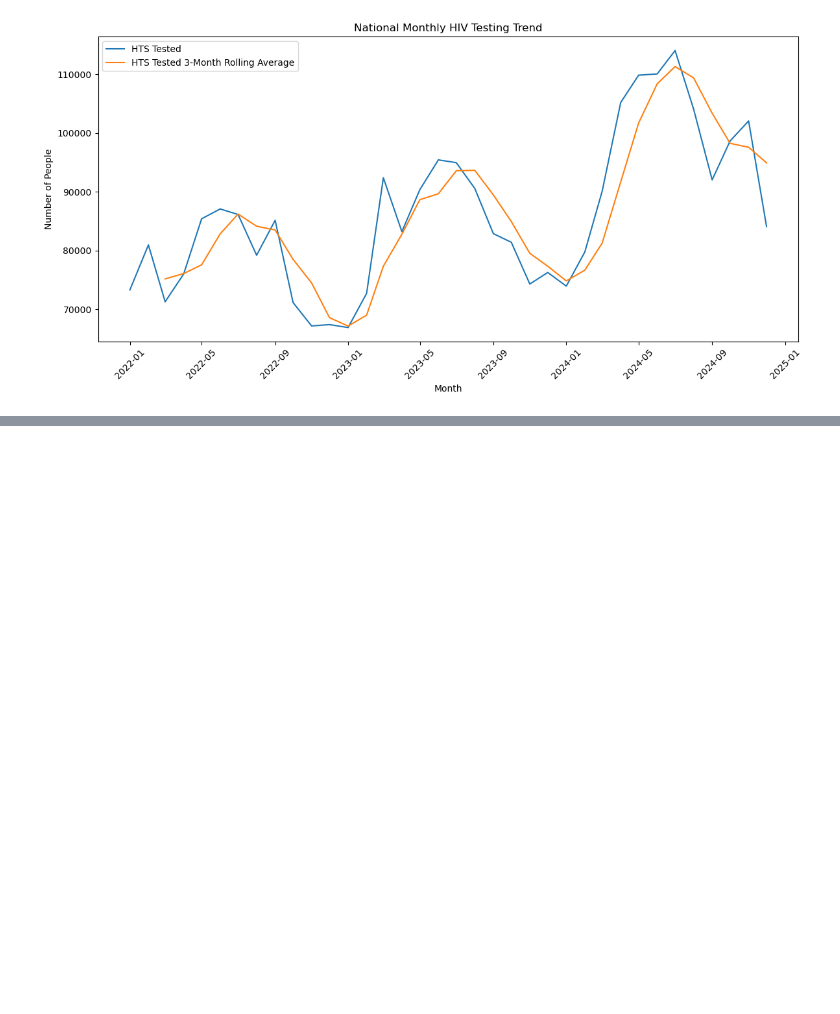
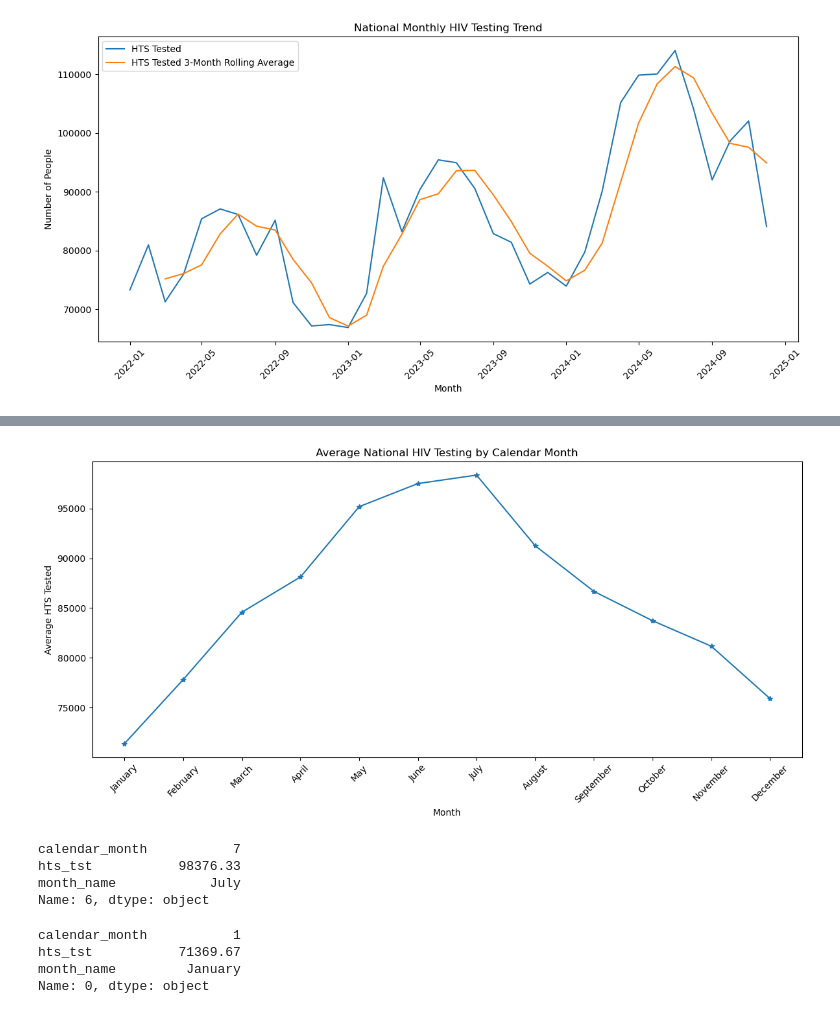
Before and after one commit to AlozieCollins/Intern-dataset-work, a Jupyter notebook: work.ipynb, the cells around one changed output, grey strips where cells are left out. Saved outputs shown, nothing was run; the diff lists cells and outputs as text; code cells hidden in the pictures; blank space fills up the shorter version.

```diff
--- a/work.ipynb
+++ b/work.ipynb
@@ -1617,0 +1712,17 @@ plt.show()
+# %%
+monthly_national["calendar_month"] = monthly_national["month"].dt.month
+# %%
+seasonality = (
+    monthly_national.groupby("calendar_month")
+    ["hts_tst"]
+    .mean()
+    .round(2)
+    .reset_index()
+)
+# %%
+import calendar
+
+seasonality["month_name"] = seasonality["calendar_month"].apply(
+    lambda x: calendar.month_name[x]
+)
+seasonality
@@ -1617,0 +1743,32 @@ plt.show()
+# %%
+plt.figure(figsize=(12, 6))
+
+plt.plot(
+    seasonality["month_name"],
+    seasonality["hts_tst"],
+    marker="*"
+)
+
+plt.xlabel("Month")
+plt.ylabel("Average HTS Tested")
+plt.title("Average National HIV Testing by Calendar Month")
+
+plt.xticks(rotation=45)
+plt.tight_layout()
+plt.show()
+# %% [output]
+[figure, added]
+# %%
+seasonality.loc[seasonality["hts_tst"].idxmax()]
+# %% [output]
+calendar_month           7
+hts_tst           98376.33
+month_name            July
+Name: 6, dtype: object
+# %%
+seasonality.loc[seasonality["hts_tst"].idxmin()]
+# %% [output]
+calendar_month           1
+hts_tst           71369.67
+month_name         January
+Name: 0, dtype: object
```
Also changed, not shown: parts of 14 cells of this notebook.
